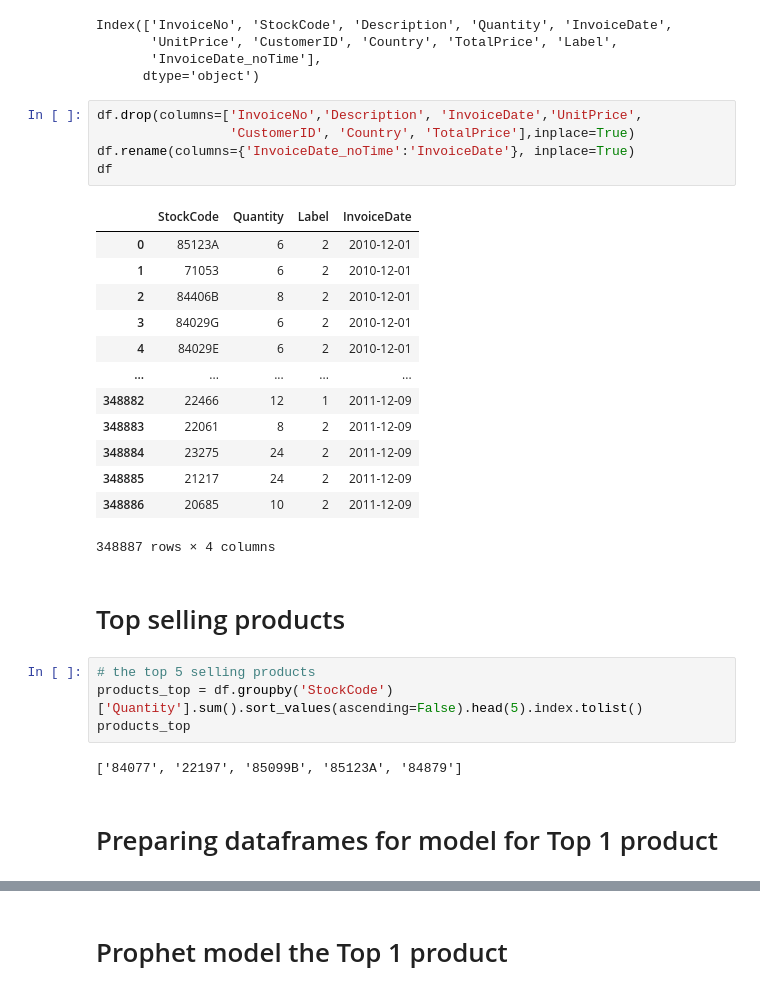
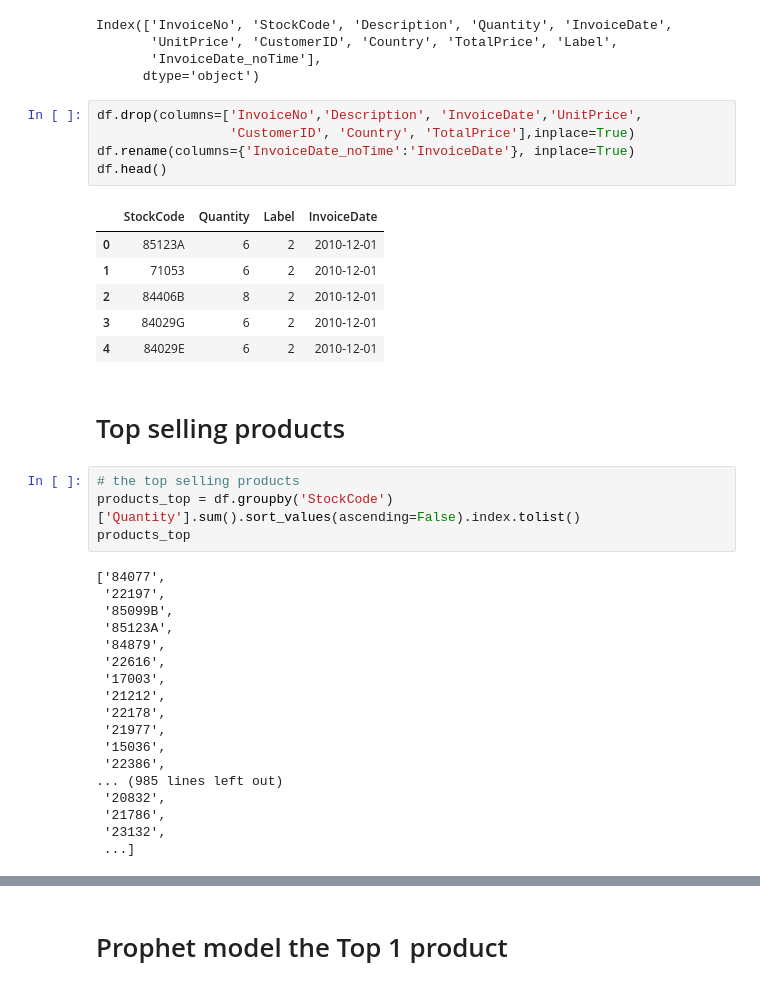
Before and after one commit to dimitsagk/ClientClustering_InventoryForecast, a Jupyter notebook: notebooks/04_InventoryForecast_ML-notebook.ipynb, the cells around one changed output, grey strips where cells are left out. Drawn from its saved outputs; the diff is of its cells as text.

```diff
--- a/notebooks/04_InventoryForecast_ML-notebook.ipynb
+++ b/notebooks/04_InventoryForecast_ML-notebook.ipynb
@@ -68,29 +69,36 @@ Index(['InvoiceNo', 'StockCode', 'Description', 'Quantity', 'InvoiceDate',
 # %%
 df.drop(columns=['InvoiceNo','Description', 'InvoiceDate','UnitPrice',
                  'CustomerID', 'Country', 'TotalPrice'],inplace=True)
 df.rename(columns={'InvoiceDate_noTime':'InvoiceDate'}, inplace=True)
-df
+df.head()
 # %% [output]
 |  | StockCode | Quantity | Label | InvoiceDate |
 | 0 | 85123A | 6 | 2 | 2010-12-01 |
 | 1 | 71053 | 6 | 2 | 2010-12-01 |
 | 2 | 84406B | 8 | 2 | 2010-12-01 |
 | 3 | 84029G | 6 | 2 | 2010-12-01 |
 | 4 | 84029E | 6 | 2 | 2010-12-01 |
-| ... | ... | ... | ... | ... |
-| 348882 | 22466 | 12 | 1 | 2011-12-09 |
-| 348883 | 22061 | 8 | 2 | 2011-12-09 |
-| 348884 | 23275 | 24 | 2 | 2011-12-09 |
-| 348885 | 21217 | 24 | 2 | 2011-12-09 |
-| 348886 | 20685 | 10 | 2 | 2011-12-09 |
-348887 rows × 4 columns
 # %% [markdown]
 # Top selling products
 # %%
-# the top 5 selling products
-products_top = df.groupby('StockCode')['Quantity'].sum().sort_values(ascending=False).head(5).index.tolist()
+# the top selling products
+products_top = df.groupby('StockCode')['Quantity'].sum().sort_values(ascending=False).index.tolist()
 products_top
 # %% [output]
-['84077', '22197', '85099B', '85123A', '84879']
+['84077',
+ '22197',
+ '85099B',
+ '85123A',
+ '84879',
+ '22616',
+ '17003',
+ '21212',
+ '22178',
+ '21977',
+ '15036',
+ '22386',
+... (985 lines left out)
+ '20832',
+ '21786',
+ '23132',
+ ...]
-# %% [markdown]
-# Preparing dataframes for model for Top 1 product
```
Also changed, not shown: parts of 34 cells of this notebook.
